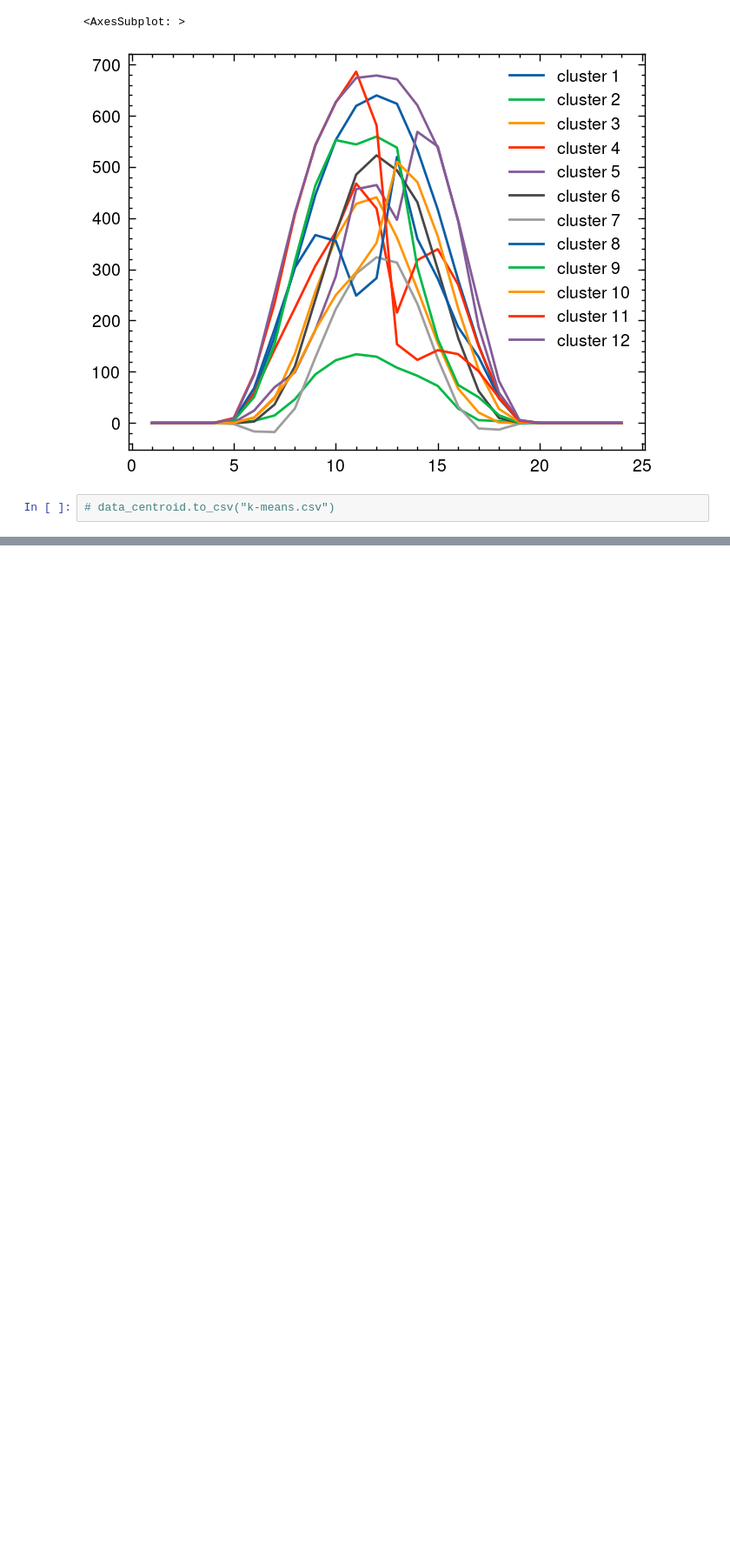
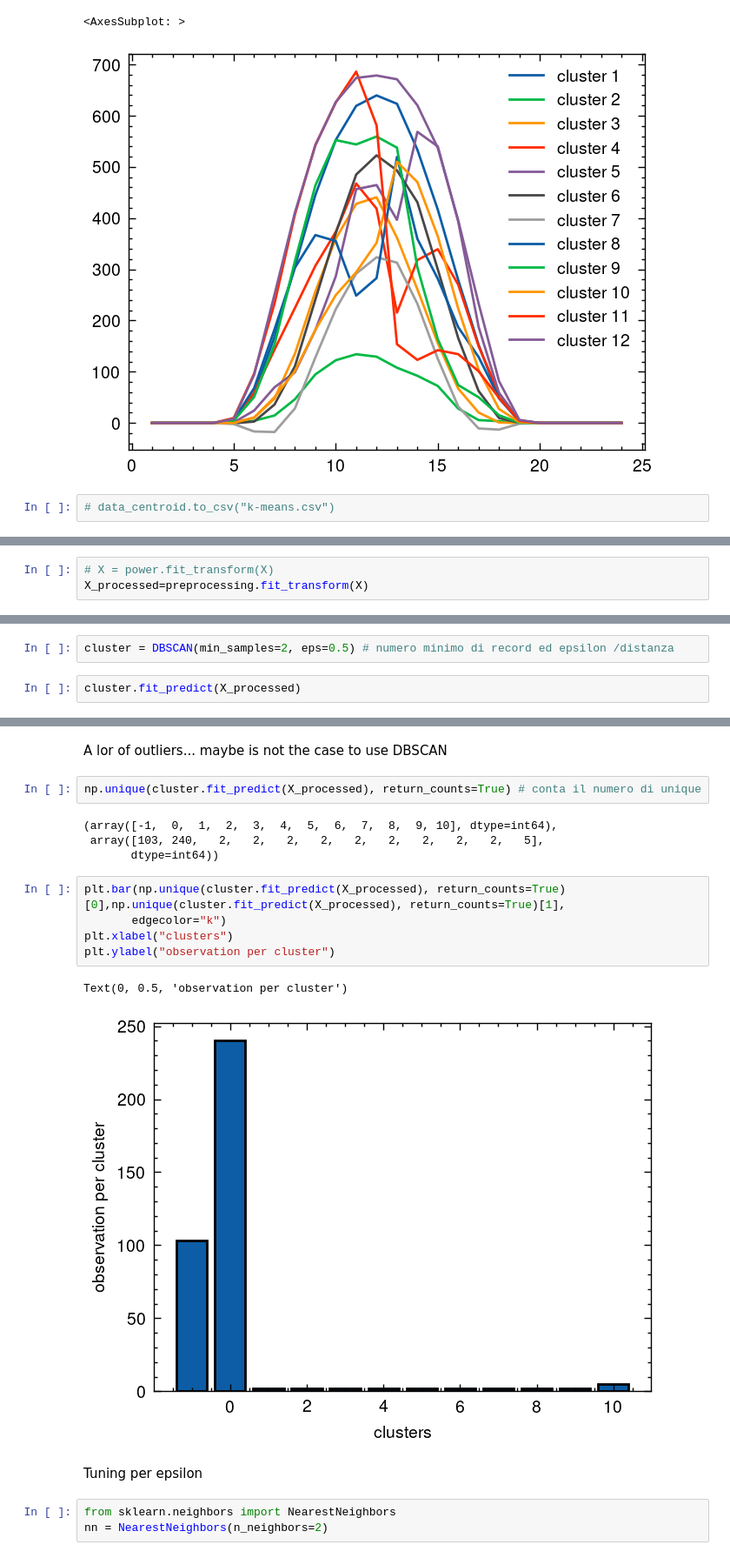
Before and after one commit to Lingkangjin/Italian-HESS-matrix, a Jupyter notebook: ML-PV_ clustering.ipynb, the cells around one changed output, grey strips where cells are left out. Shown at 87% size. Cells and saved outputs as stored; diff of their text form; blank space fills up the shorter version.

Commit message:
Updated ML  an optimisation upload
Tried DBSCAN, which turns out to be worse, uploaded optimisation model

```diff
--- a/ML-PV_ clustering.ipynb
+++ b/ML-PV_ clustering.ipynb
@@ -513,0 +526,3 @@ data_centroid.plot()
+# %%
+# X = power.fit_transform(X)
+X_processed=preprocessing.fit_transform(X)
@@ -513,0 +547,4 @@ data_centroid.plot()
+# %%
+cluster = DBSCAN(min_samples=2, eps=0.5) # numero minimo di record ed epsilon /distanza
+# %%
+cluster.fit_predict(X_processed)
@@ -513,0 +569,21 @@ data_centroid.plot()
+# %% [markdown]
+ A lor of outliers... maybe is not the case to use DBSCAN
+# %%
+np.unique(cluster.fit_predict(X_processed), return_counts=True) # conta il numero di unique
+# %% [output]
+(array([-1,  0,  1,  2,  3,  4,  5,  6,  7,  8,  9, 10], dtype=int64),
+ array([103, 240,   2,   2,   2,   2,   2,   2,   2,   2,   2,   5],
+       dtype=int64))
+# %%
+plt.bar(np.unique(cluster.fit_predict(X_processed), return_counts=True)[0],np.unique(cluster.fit_predict(X_processed), return_counts=True)[1],
+       edgecolor="k")
+plt.xlabel("clusters")
+plt.ylabel("observation per cluster")
+# %% [output]
+Text(0, 0.5, 'observation per cluster')
+[figure, added]
+# %% [markdown]
+Tuning per epsilon
+# %%
+from sklearn.neighbors import NearestNeighbors
+nn = NearestNeighbors(n_neighbors=2)
```
Also changed, not shown: parts of 26 cells of this notebook, 1 other file.
